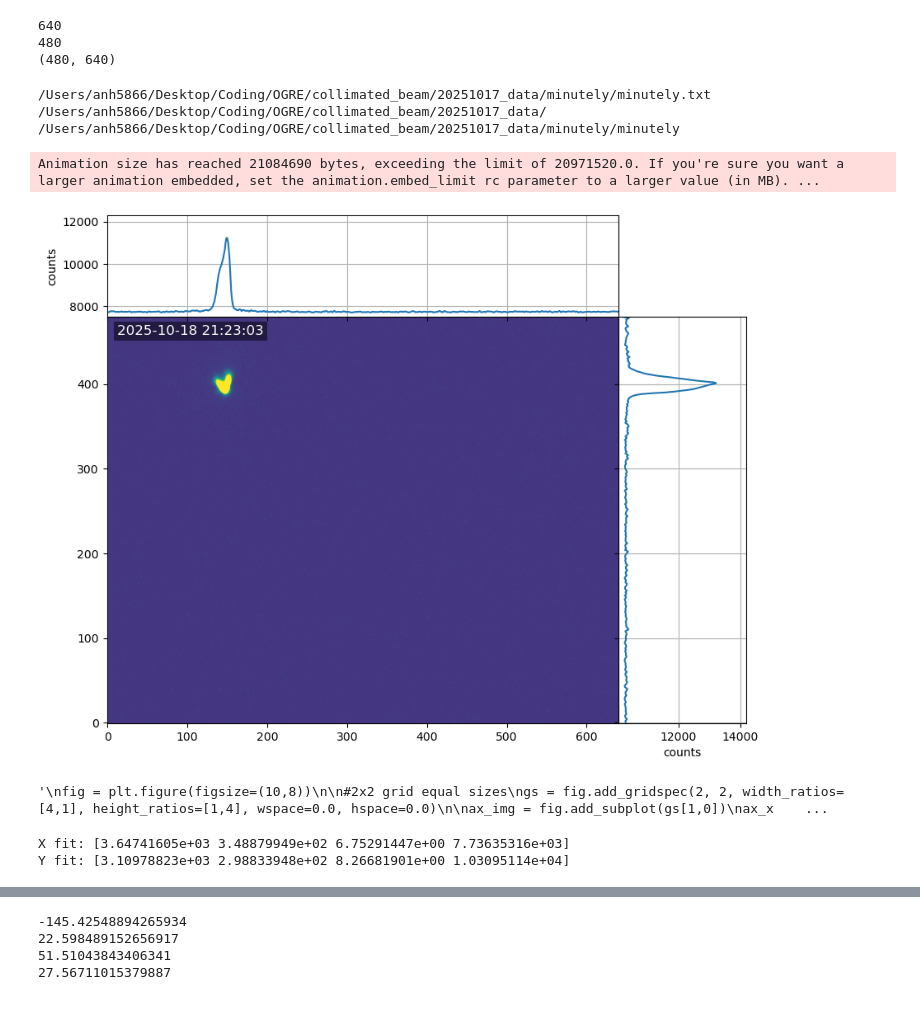
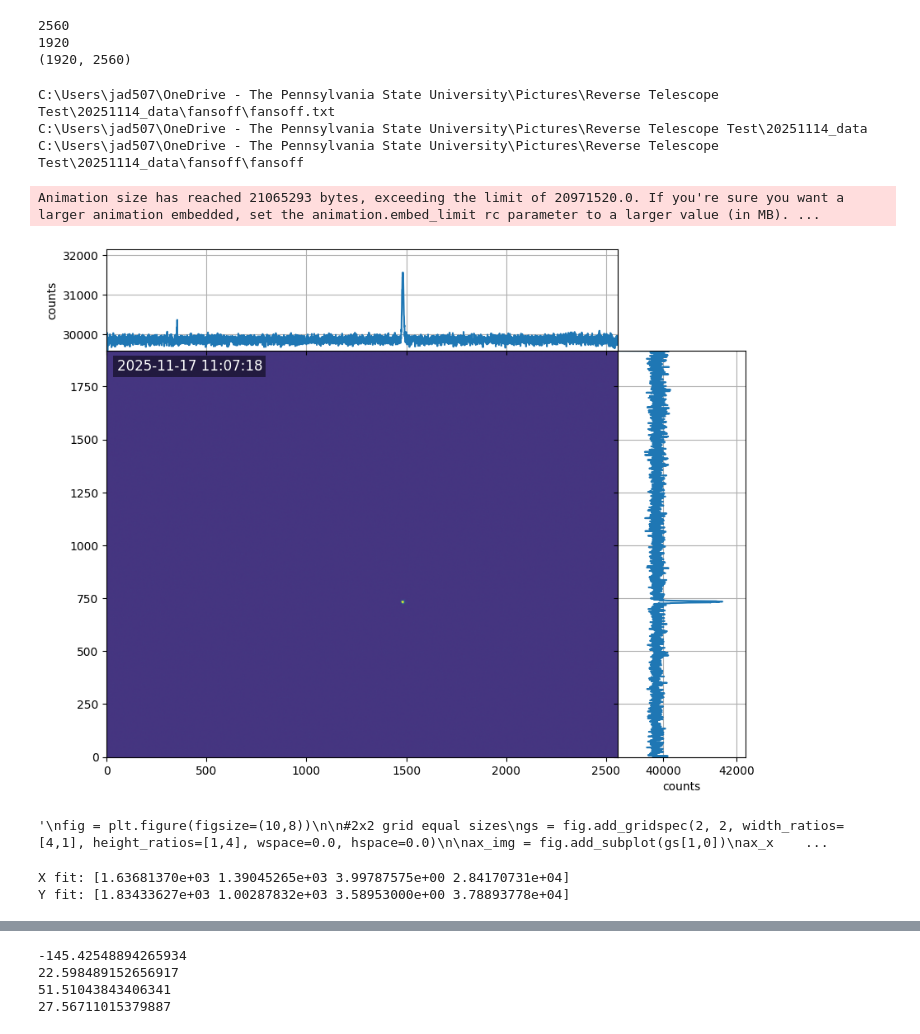
Before and after one commit to jad507/OGRE_lab, a Jupyter notebook: dot_movie-Copy3.ipynb, the cells around one changed output, grey strips where cells are left out. Saved outputs shown, nothing was run; the diff lists cells and outputs as text; code cells hidden in the pictures.

Commit message:
changed some path names to Path format for better windows/mac interoperability. Ran on weekend fan-off data

```diff
--- a/dot_movie-Copy3.ipynb
+++ b/dot_movie-Copy3.ipynb
@@ -20,13 +21,15 @@ notes = "early test"
 #NOTE: GO TO CELL
 # %%
 #change to filenames and folder name
-foldername_date = "20251017"
-foldername = "morning5237"
+foldername_date = "20251114"
+foldername = "fansoff"
+
 
 #change to your path
-filepath = "/Users/anh5866/Desktop/Coding/OGRE/collimated_beam/" + foldername_date + "_data/" + foldername
-folderpath_date = "/Users/anh5866/Desktop/Coding/OGRE/collimated_beam/" + foldername_date + "_data/"
-path1 = filepath + "/" + foldername +"_fits/*.fits"
+rootpath = pathlib.Path(r"C:\Users\jad507\OneDrive - The Pennsylvania State University\Pictures\Reverse Telescope Test")
+filepath = rootpath / (foldername_date + "_data") / foldername
+folderpath_date = rootpath / (foldername_date + "_data")
+path1 = (filepath /(foldername +"_fits")).__str__()+"/*.fits"
 
 print(path1)
 
@@ -163,9 +166,9 @@ print(len(data[0][0]))
 print(len(data[0]))
 print(data[0].shape)
 # %% [output]
-640
-480
-(480, 640)
+2560
+1920
+(1920, 2560)
 # %%
 profiles_x = []
 profiles_y = []
@@ -182,16 +185,16 @@ profiles_y = np.array(profiles_y)
 # %%
 filename = os.path.basename(filepath)
 
-log_path = filepath + "/" + foldername + ".txt"
+log_path = filepath / (foldername + ".txt")
 
 print(log_path)
 print(folderpath_date)
 
-print(folderpath_date + foldername + "/" + foldername)
+print(folderpath_date / foldername / foldername)
 # %% [output]
-/Users/anh5866/Desktop/Coding/OGRE/collimated_beam/20251017_data/minutely/minutely.txt
-/Users/anh5866/Desktop/Coding/OGRE/collimated_beam/20251017_data/
-/Users/anh5866/Desktop/Coding/OGRE/collimated_beam/20251017_data/minutely/minutely
+C:\Users\jad507\OneDrive - The Pennsylvania State University\Pictures\Reverse Telescope Test\20251114_data\fansoff\fansoff.txt
+C:\Users\jad507\OneDrive - The Pennsylvania State University\Pictures\Reverse Telescope Test\20251114_data
+C:\Users\jad507\OneDrive - The Pennsylvania State University\Pictures\Reverse Telescope Test\20251114_data\fansoff\fansoff
 # %%
 import pandas as pd
 
@@ -254,36 +257,36 @@ timestamp_text = ax_img.text(
     verticalalignment="top",
     bbox=dict(facecolor="black", alpha=0.5, edgecolor="none", pad=3)
 )
 
 # --- 5. Update function ---
 def update(frame):
     img = data[frame]
     im.set_array(img)
 
     profile_x = np.sum(img, axis=0)
     profile_y = np.sum(img, axis=1)
     line_x.set_ydata(profile_x)
     line_y.set_xdata(profile_y)
 
     # Get matching creation date from the DataFrame
     if frame < len(df_times):
         timestamp = df_times.iloc[frame]["Creation Date"]
         timestamp_text.set_text(f"{timestamp}")
     else:
         timestamp_text.set_text("")
 
     return [im, line_x, line_y, timestamp_text]
 
 ani = animation.FuncAnimation(fig, update, frames=len(data), interval=200, blit=True)
 HTML(ani.to_jshtml())
 
 # --- 6. (Optional) Save video ---
 Writer = animation.writers['ffmpeg']
 writer = Writer(fps=20, metadata=dict(artist='Me'), bitrate=1800)
-ani.save(folderpath_date + foldername + "/" + foldername + ".mp4", writer=writer)
+ani.save(folderpath_date / foldername / (foldername + ".mp4"), writer=writer)
 # %% [output]
-Animation size has reached 21084690 bytes, exceeding the limit of 20971520.0. If you're sure you want a larger animation embedded, set the animation.embed_limit rc parameter to a larger value (in MB). ...
+Animation size has reached 21065293 bytes, exceeding the limit of 20971520.0. If you're sure you want a larger animation embedded, set the animation.embed_limit rc parameter to a larger value (in MB). ...
-[figure, old version]
+[figure, new version]
 # %%
 '''
 fig = plt.figure(figsize=(10,8))
@@ -389,8 +392,8 @@ y_fit = gaussian(y_vals, *popt_y)
 print("X fit:", popt_x)
 print("Y fit:", popt_y)
 # %% [output]
-X fit: [3.64741605e+03 3.48879949e+02 6.75291447e+00 7.73635316e+03]
-Y fit: [3.10978823e+03 2.98833948e+02 8.26681901e+00 1.03095114e+04]
+X fit: [1.63681370e+03 1.39045265e+03 3.99787575e+00 2.84170731e+04]
+Y fit: [1.83433627e+03 1.00287832e+03 3.58953000e+00 3.78893778e+04]
 # %%
 plot(np.arange(data[0].shape[1]), profile_x)
 plot(x_vals, x_fit, 'r--', label="Gaussian fit")
```
Also changed, not shown: parts of 16 cells of this notebook, 1 other file.
